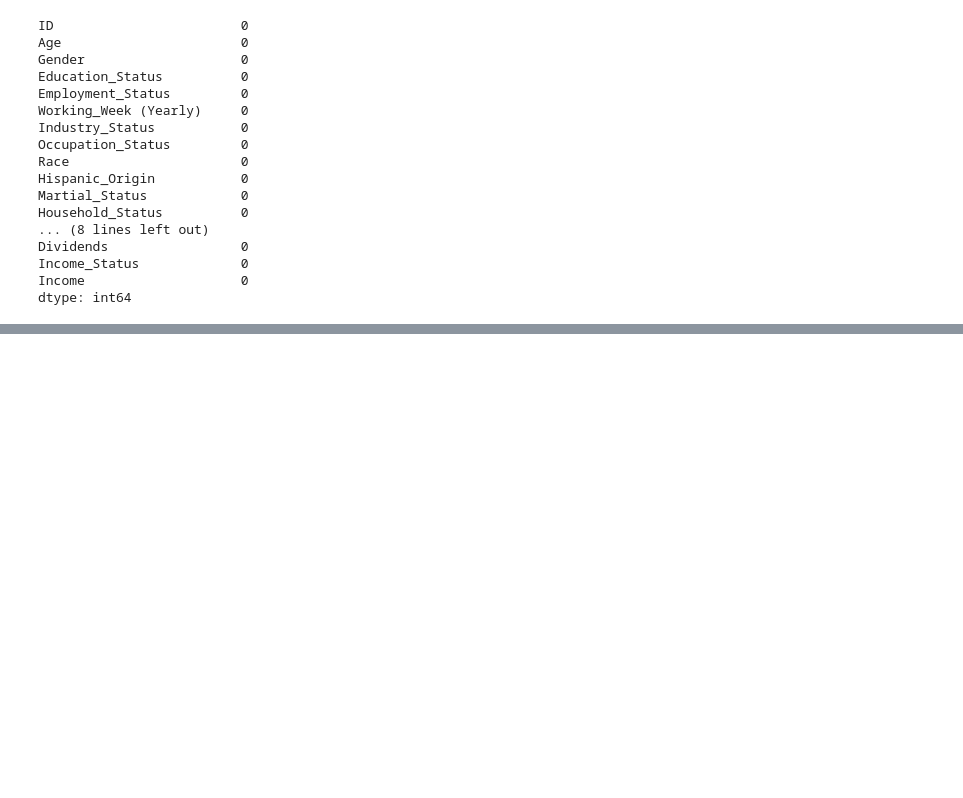
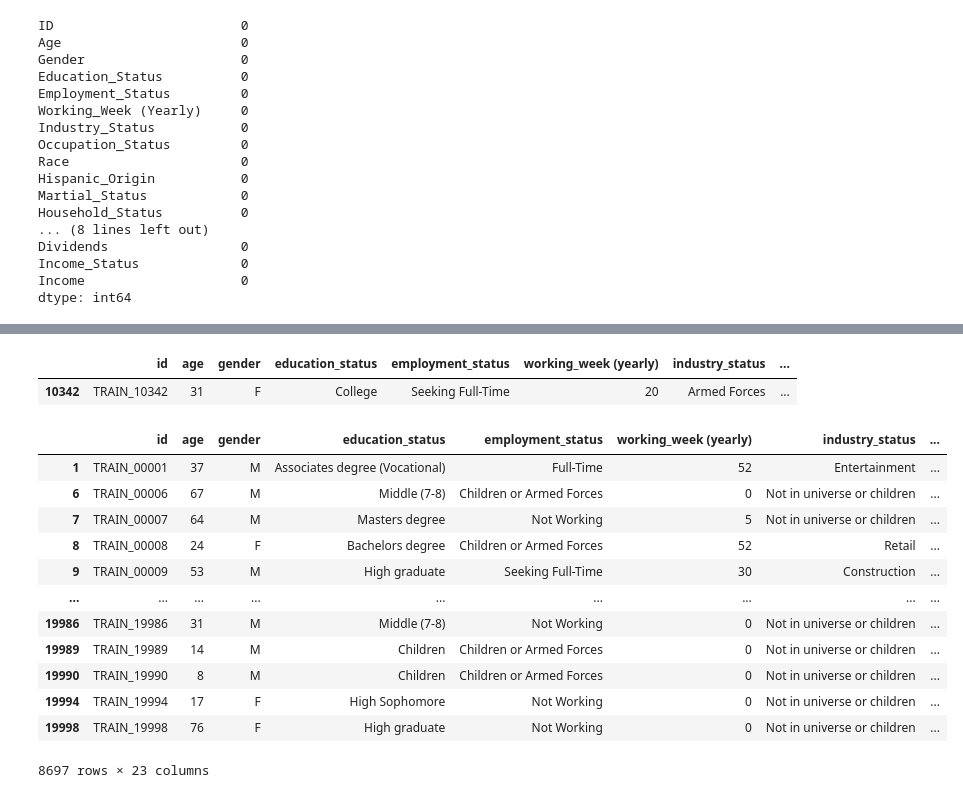
Before and after one commit to benidjor/income-prediction-dacon, a Jupyter notebook: preprocessing-income-prediction.ipynb, the cells around one changed output, grey strips where cells are left out. Drawn from its saved outputs; the diff is of its cells as text; code cells hidden in the pictures; blank space fills up the shorter version.

```diff
--- a/preprocessing-income-prediction.ipynb
+++ b/preprocessing-income-prediction.ipynb
@@ -135,0 +385,21 @@ Name: count, dtype: int64
+# %%
+train_df[train_df.industry_status=="Armed Forces"]
+# %% [output]
+|  | id | age | gender | education_status | employment_status | working_week (yearly) | industry_status | ... |
+| 10342 | TRAIN_10342 | 31 | F | College | Seeking Full-Time | 20 | Armed Forces | ... |
+# %%
+train_df[train_df.income==0]
+# %% [output]
+|  | id | age | gender | education_status | employment_status | working_week (yearly) | industry_status | ... |
+| 1 | TRAIN_00001 | 37 | M | Associates degree (Vocational) | Full-Time | 52 | Entertainment | ... |
+| 6 | TRAIN_00006 | 67 | M | Middle (7-8) | Children or Armed Forces | 0 | Not in universe or children | ... |
+| 7 | TRAIN_00007 | 64 | M | Masters degree | Not Working | 5 | Not in universe or children | ... |
+| 8 | TRAIN_00008 | 24 | F | Bachelors degree | Children or Armed Forces | 52 | Retail | ... |
+| 9 | TRAIN_00009 | 53 | M | High graduate | Seeking Full-Time | 30 | Construction | ... |
+| ... | ... | ... | ... | ... | ... | ... | ... | ... |
+| 19986 | TRAIN_19986 | 31 | M | Middle (7-8) | Not Working | 0 | Not in universe or children | ... |
+| 19989 | TRAIN_19989 | 14 | M | Children | Children or Armed Forces | 0 | Not in universe or children | ... |
+| 19990 | TRAIN_19990 | 8 | M | Children | Children or Armed Forces | 0 | Not in universe or children | ... |
+| 19994 | TRAIN_19994 | 17 | F | High Sophomore | Not Working | 0 | Not in universe or children | ... |
+| 19998 | TRAIN_19998 | 76 | F | High graduate | Not Working | 0 | Not in universe or children | ... |
+8697 rows × 23 columns
```
Also changed, not shown: parts of 29 cells of this notebook.
